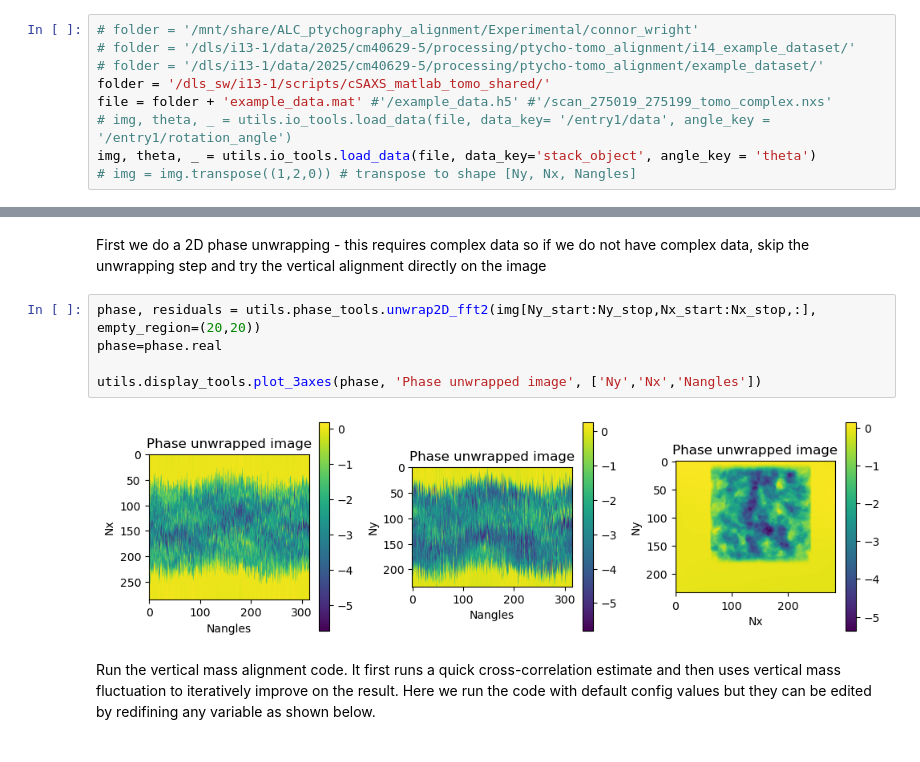
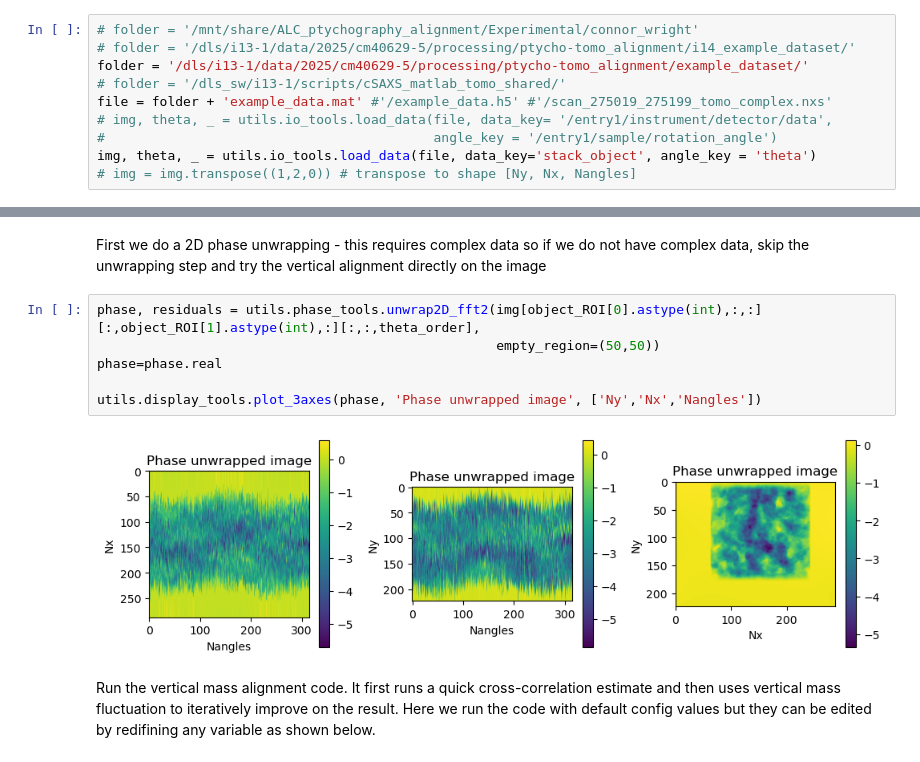
Before and after one commit to TomographicImaging/PtychographyAlignment, a Jupyter notebook: applications/alignment_pipeline-wip.ipynb, the cells around one changed output, grey strips where cells are left out. Cells and saved outputs as stored; diff of their text form.

```diff
--- a/applications/alignment_pipeline-wip.ipynb
+++ b/applications/alignment_pipeline-wip.ipynb
@@ -17,10 +17,11 @@ No module named 'recast_tomo'
 # %%
 # folder = '/mnt/share/ALC_ptychography_alignment/Experimental/connor_wright'
 # folder = '/dls/i13-1/data/2025/cm40629-5/processing/ptycho-tomo_alignment/i14_example_dataset/'
-# folder = '/dls/i13-1/data/2025/cm40629-5/processing/ptycho-tomo_alignment/example_dataset/'
-folder = '/dls_sw/i13-1/scripts/cSAXS_matlab_tomo_shared/'
+folder = '/dls/i13-1/data/2025/cm40629-5/processing/ptycho-tomo_alignment/example_dataset/'
+# folder = '/dls_sw/i13-1/scripts/cSAXS_matlab_tomo_shared/'
 file = folder + 'example_data.mat' #'/example_data.h5' #'/scan_275019_275199_tomo_complex.nxs'
-# img, theta, _ = utils.io_tools.load_data(file, data_key= '/entry1/data', angle_key = '/entry1/rotation_angle')
+# img, theta, _ = utils.io_tools.load_data(file, data_key= '/entry1/instrument/detector/data',
+#                                          angle_key = '/entry1/sample/rotation_angle')
 img, theta, _ = utils.io_tools.load_data(file, data_key='stack_object', angle_key = 'theta')
 # img = img.transpose((1,2,0)) # transpose to shape [Ny, Nx, Nangles]
 # %% [output]
@@ -213,12 +108,13 @@ shift_total[:,0] = shift_total[:,0] + shift_correlation[:,0] # only apply horizo
 # %% [markdown]
 First we do a 2D phase unwrapping - this requires complex data so if we do not have complex data, skip the unwrapping step and try the vertical alignment directly on the image
 # %%
-phase, residuals = utils.phase_tools.unwrap2D_fft2(img[Ny_start:Ny_stop,Nx_start:Nx_stop,:], empty_region=(20,20))
+phase, residuals = utils.phase_tools.unwrap2D_fft2(img[object_ROI[0].astype(int),:,:][:,object_ROI[1].astype(int),:][:,:,theta_order],
+                                                   empty_region=(50,50))
 phase=phase.real
 
 utils.display_tools.plot_3axes(phase, 'Phase unwrapped image', ['Ny','Nx','Nangles'])
 # %% [output]
-[figure, old version]
+[figure, new version]
 # %% [markdown]
 Run the vertical mass alignment code. It first runs a quick cross-correlation estimate and then uses vertical mass fluctuation to iteratively improve on the result.
 Here we run the code with default config values but they can be edited by redifining any variable as shown below.
```
Also changed, not shown: parts of 34 cells of this notebook, 3 other files.
